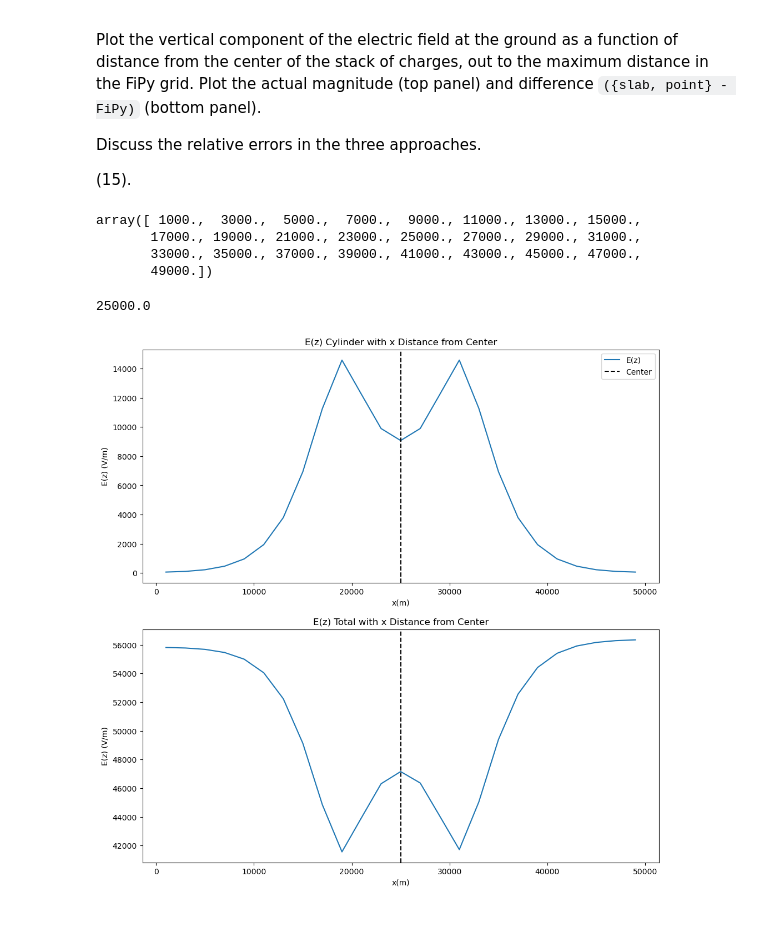
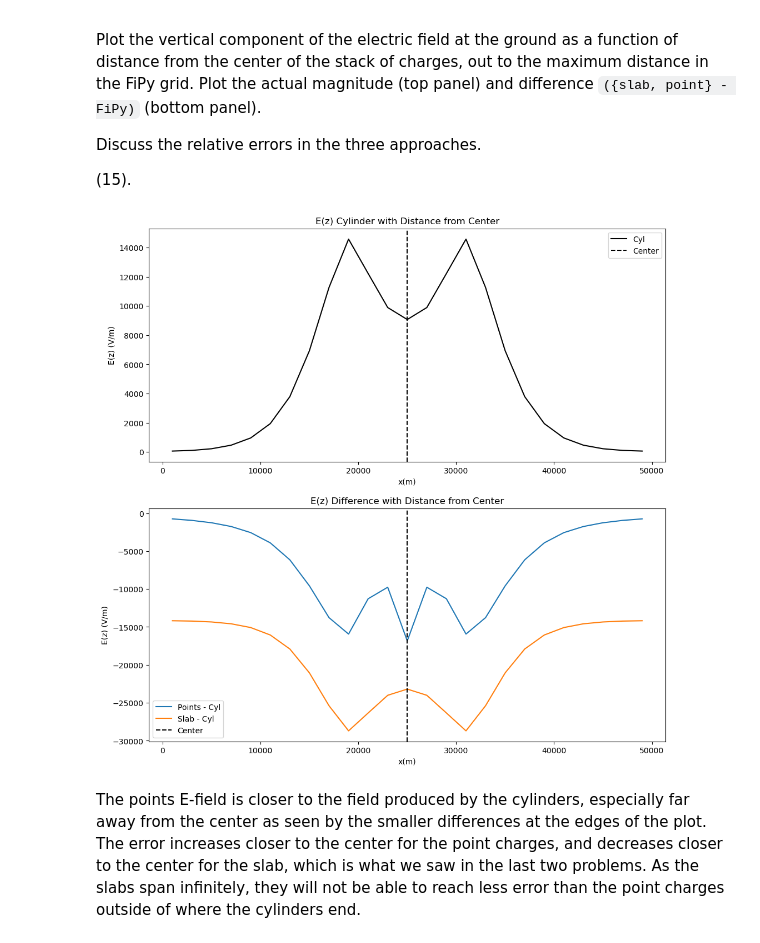
Before and after one commit to JuliaBuhrman/atmo_electricity, a Jupyter notebook: hw3.ipynb, the cells around one changed output. Drawn from its saved outputs; the diff is of its cells as text; code cells hidden in the pictures.

```diff
--- a/hw3.ipynb
+++ b/hw3.ipynb
@@ -311,8 +348,8 @@ array([  15.07964474, -180.95573685,  282.74333882,  -15.70796327])
 
 # Use X, Y, Z from cylinder setup?
 
-z_0 = np.array([4e3, 7e3, 10e3, 12e3])
-r_0 = np.stack((np.zeros_like(z_0), np.zeros_like(z_0), z_0), axis=-1) # x, y, z for every point charge, stack joins the arrays so that they can be in x,y, z order
+z_0 = np.array([3e3, 7e3, 10.5e3, 13.5e3]) # centers of cylinders
+r_0 = np.stack(([Xc]*4, [Yc]*4, z_0), axis=-1) # x, y, z for every point charge, stack joins the arrays so that they can be in x,y, z order
 
 # X_short = X[z>=0]
 # Y_short = Y[z>=0]
@@ -404,7 +441,8 @@ Ex_cyl.shape
 # %%
 Ex_total = -Ex_cyl + Ex_points
 Ey_total = -Ey_cyl + Ey_points
-Ez_total = -Ez_cyl + Ez_points + E_slab
+Ez_total = -Ez_cyl + Ez_points
+Ez_total_slab = -Ez_cyl + E_slab
 # %%
 Ex_total.shape
 # %% [output]
@@ -413,6 +459,7 @@ Ex_total.shape
 Ex_total_plot = np.reshape(Ex_total[0, :], mesh_shape)
 Ey_total_plot = np.reshape(Ey_total[0, :], mesh_shape)
 Ez_total_plot = np.reshape(Ez_total[0, :], mesh_shape)
+Ez_slab_plot = np.reshape(Ez_total_slab, mesh_shape)
 # %%
 Ez_total_plot.shape
 # %% [output]
@@ -430,24 +478,0 @@ E_total_mag_plot = np.reshape(E_total_mag[0,:], mesh_shape)
-# %%
-f, axs = plt.subplots(2,1,figsize=(10,10))
-ax_rho_EW = axs[0]
-ax_rho_NS = axs[1]
-
-rhonorm = matplotlib.colors.Normalize(vmin=-2e-9, vmax=2e-9)
-
-# Select center along Y to plot Z vs. X
-rho_plot_EW = ax_rho_EW.pcolormesh(plotx[XZslice], plotz[XZslice], plotrho[XZslice], cmap=red_blue, norm=rhonorm)
-ax_rho_EW.set_xlabel("East distance (X, m)")
-ax_rho_EW.set_ylabel("Altitude (Z, m)")
-ax_rho_EW.set_title("Charge density (C/m^3)")
-plt.colorbar(rho_plot_EW, ax=ax_rho_EW)
-rho_plot_NS = ax_rho_NS.pcolormesh(ploty[YZslice], plotz[YZslice], plotrho[YZslice], cmap=red_blue, norm=rhonorm)
-ax_rho_NS.set_xlabel("North distance (Y, m)")
-ax_rho_NS.set_ylabel("Altitude (Z, m)")
-ax_rho_EW.scatter([0]*4, z_0, color='k', s=100, label='Point Charges')
-ax_rho_NS.scatter([0]*4, z_0, color='k', s=100)
-ax_rho_EW.axvline(Xc, color='k', linestyle='--', label='Vertical Profile Location')
-ax_rho_NS.axvline(Yc, color='k', linestyle='--', label='Vertical Profile Location')
-ax_rho_EW.fill_between(plotx[0,0,:], 7e3, 6e3, label='Slab', alpha=0.2, color='k')
-ax_rho_NS.fill_between(ploty[0,:,0], 7e3, 6e3, label='Slab', alpha=0.2, color='k')
-plt.colorbar(rho_plot_NS, ax=ax_rho_NS)
-ax_rho_EW.legend()
@@ -543,14 +593,3 @@ Plot the vertical component of the electric field at the ground as a function of
 Discuss the relative errors in the three approaches.
 
 <span class="ecb">(15)</span>.
-# %%
-plotx[0,0,:]
-# %% [output]
-array([ 1000.,  3000.,  5000.,  7000.,  9000., 11000., 13000., 15000.,
-       17000., 19000., 21000., 23000., 25000., 27000., 29000., 31000.,
-       33000., 35000., 37000., 39000., 41000., 43000., 45000., 47000.,
-       49000.])
-# %%
-Xc
-# %% [output]
-25000.0
@@ -559,25 +596,29 @@ x_center = np.arange(-Xc, Xc, 2e3)
 # %%
 fig, axes = plt.subplots(2,1,figsize=(12,12))
 ax0 = axes[0]
 ax1= axes[1]
 #ax2=axes[1,0]
 #ax3=axes[1,1]
 
 # Cylinder E mag
-ax0.plot(plotx[0,0,:], Ezplot[0,:,Yci], label='E(z)')
+ax0.plot(plotx[0,0,:], Ezplot[0,:,Yci], label='Cyl', color='black')
 #ax0.plot(x_center, Ezplot[0,:,Yci], label='E(z)')
-ax0.set_title(f'E(z) Cylinder with x Distance from Center', wrap=True)
+ax0.set_title(f'E(z) Cylinder with Distance from Center', wrap=True)
 ax0.set_xlabel('x(m)')
 ax0.set_ylabel('E(z) (V/m)')
 ax0.axvline(Xc, color='k', linestyle='--', label='Center')
 
-ax1.plot(plotx[0,0,:], Ez_total_plot[0,:,Yci], label='E(z)')
-ax1.set_title(f'E(z) Total with x Distance from Center', wrap=True)
+ax1.plot(plotx[0,0,:], Ez_total_plot[0,:,Yci], label='Points - Cyl')
+ax1.plot(plotx[0,0,:], Ez_slab_plot[0,:,Yci], label='Slab - Cyl')
+ax1.set_title(f'E(z) Difference with Distance from Center', wrap=True)
 ax1.set_xlabel('x(m)')
 ax1.set_ylabel('E(z) (V/m)')
 ax1.axvline(Xc, color='k', linestyle='--', label='Center')
 ax0.legend()
+ax1.legend()
 
 plt.show()
 # %% [output]
-[figure, old version]
+[figure, new version]
+# %% [markdown]
+The points E-field is closer to the field produced by the cylinders, especially far away from the center as seen by the smaller differences at the edges of the plot. The error increases closer to the center for the point charges, and decreases closer to the center for the slab, which is what we saw in the last two problems. As the slabs span infinitely, they will not be able to reach less error than the point charges outside of where the cylinders end.
```
Also changed, not shown: parts of 19 cells of this notebook.
